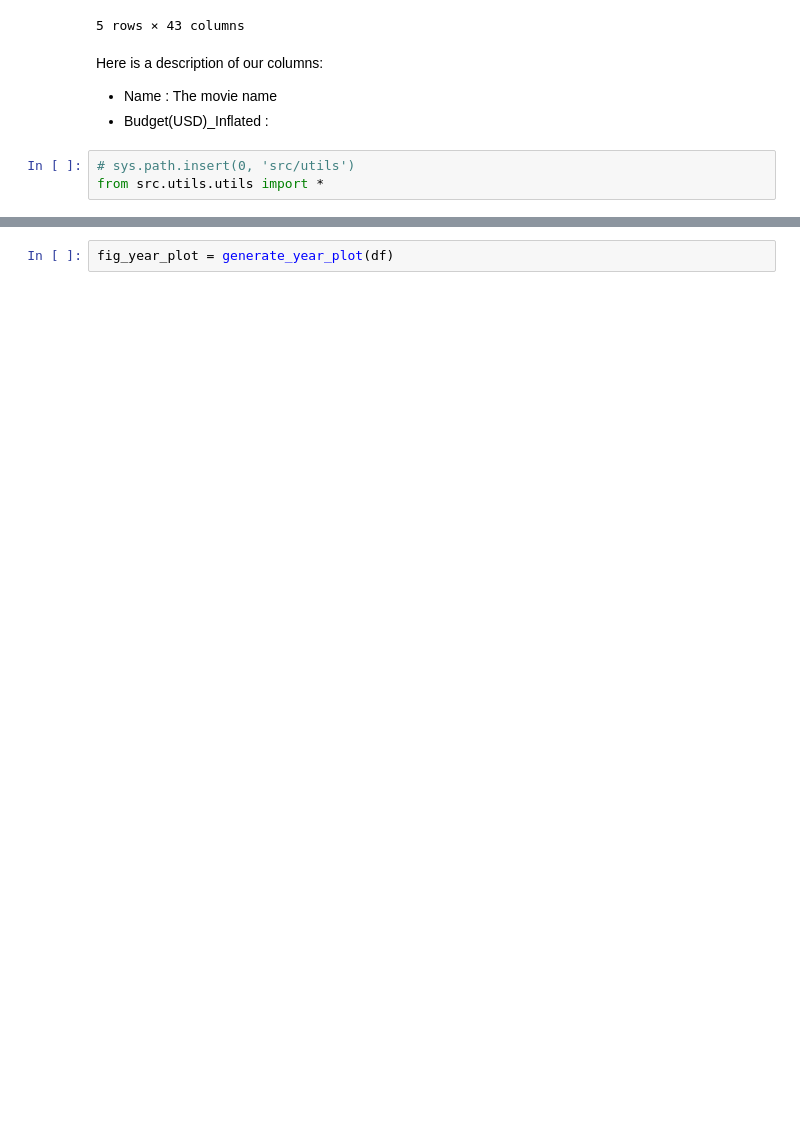
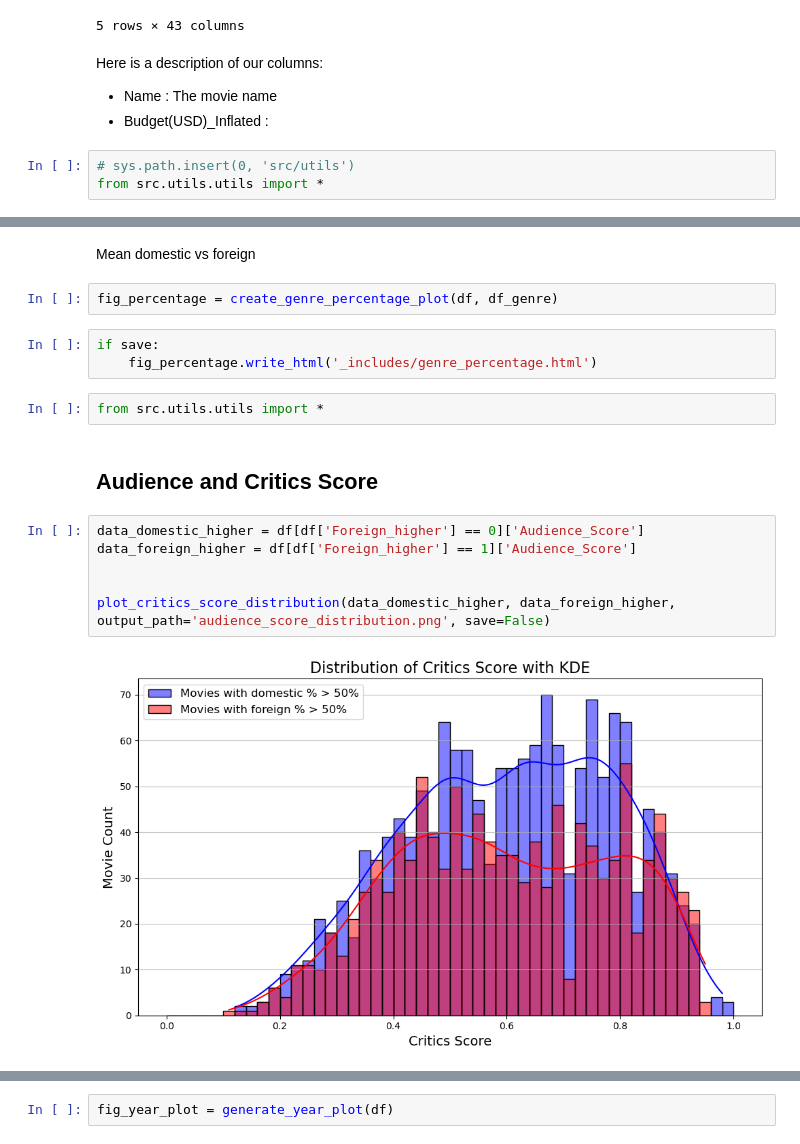
Before and after one commit to epfl-ada/ada-2024-project-thelordsofdata, a Jupyter notebook: final_results.ipynb, the cells around one changed output, grey strips where cells are left out. Saved outputs shown, nothing was run; the diff lists cells and outputs as text; blank space fills up the shorter version.

Commit message:
modified final results with liam plots

```diff
--- a/final_results.ipynb
+++ b/final_results.ipynb
@@ -42,0 +126,19 @@ from src.utils.utils import *
+# %% [markdown]
+Mean domestic vs foreign
+# %%
+fig_percentage = create_genre_percentage_plot(df, df_genre)
+# %%
+if save:
+    fig_percentage.write_html('_includes/genre_percentage.html')
+# %%
+from src.utils.utils import *
+# %% [markdown]
+## Audience and Critics Score
+# %%
+data_domestic_higher = df[df['Foreign_higher'] == 0]['Audience_Score']
+data_foreign_higher = df[df['Foreign_higher'] == 1]['Audience_Score']
+
+
+plot_critics_score_distribution(data_domestic_higher, data_foreign_higher, output_path='audience_score_distribution.png', save=False)
+# %% [output]
+[figure, added]
```
Also changed, not shown: parts of 22 cells of this notebook, 2 other files.
